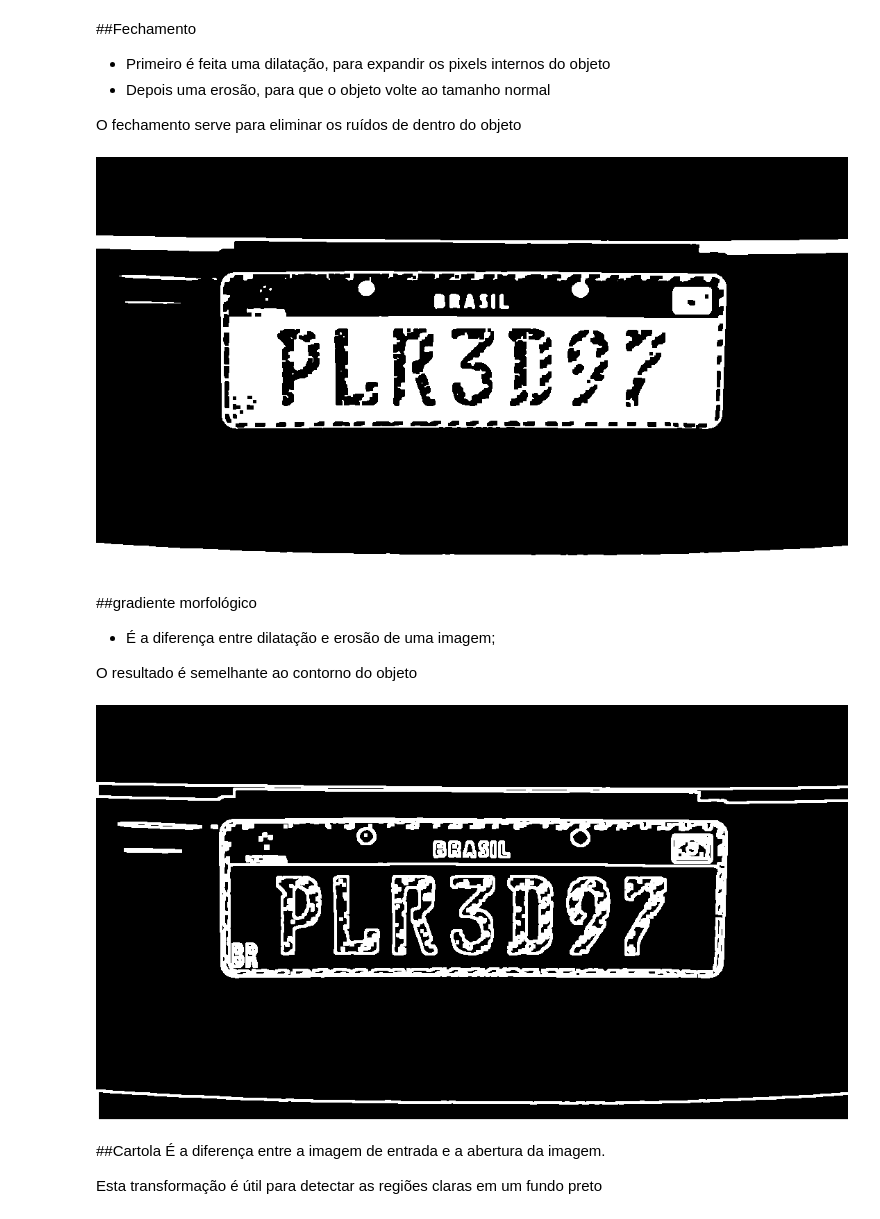
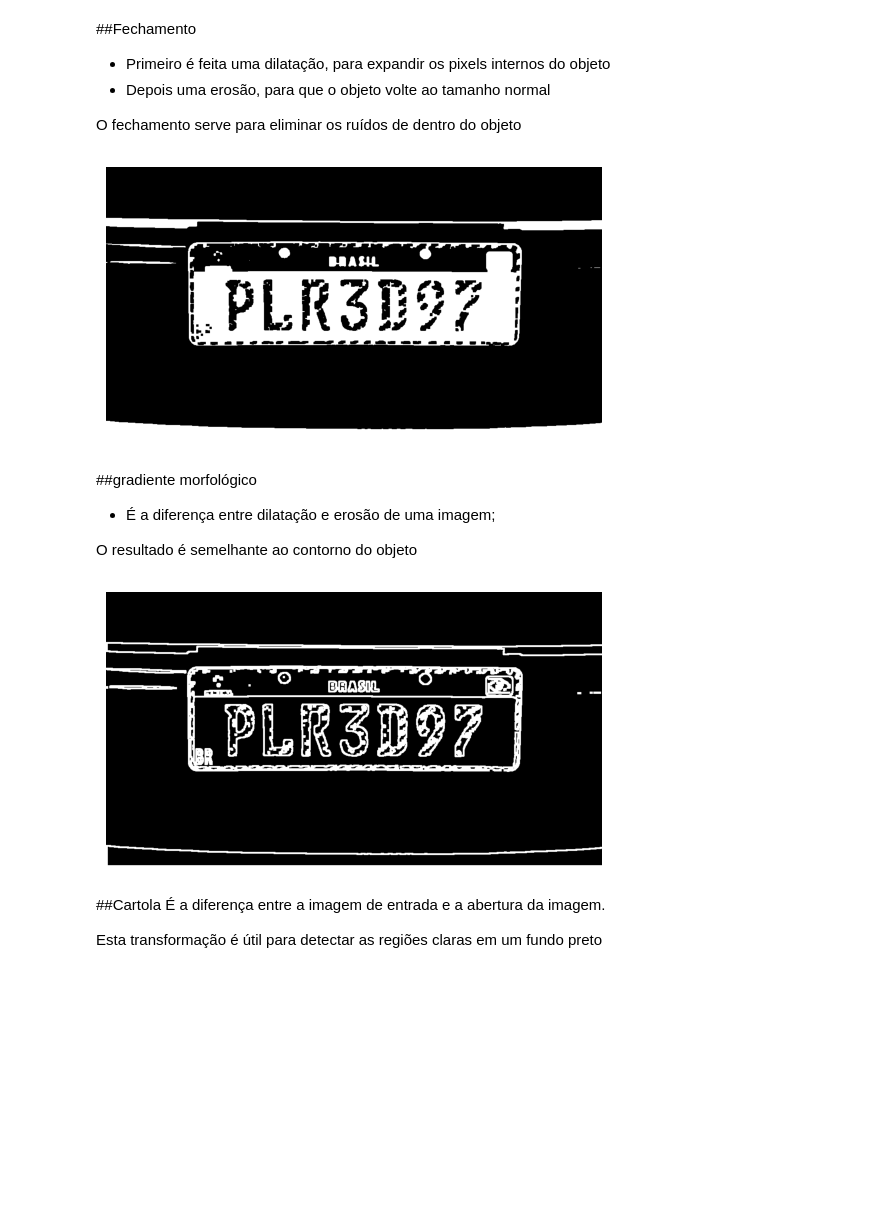
Before and after one commit to EdCarlos-dev/tratamentodeimagens, a Jupyter notebook: imagens-texto-tratamento.ipynb, the cells around one changed output. Cells and saved outputs as stored; diff of their text form; code cells hidden in the pictures; blank space fills up the shorter version.

```diff
--- a/OCR_detecção_de_texto_em_placas_de_carro.ipynb
+++ b/imagens-texto-tratamento.ipynb
@@ -323,9 +342,12 @@ cv2_imshow(abertura)
 O fechamento serve para eliminar os ruídos de dentro do objeto
 # %%
 fechamento = cv2.morphologyEx(lim_otsu, cv2.MORPH_CLOSE, kernel)
-cv2_imshow(fechamento)
+plt.imshow(fechamento, cmap= 'gray')
+plt.axis('off')
+plt.show()
+# cv2_imshow(fechamento)
 # %% [output]
-[figure, old version]
+[figure, new version]
 # %% [markdown]
 ##gradiente morfológico
 * É a diferença entre dilatação e erosão de uma imagem;
@@ -333,9 +355,12 @@ cv2_imshow(fechamento)
 O resultado é semelhante ao contorno do objeto
 # %%
 gradiente = cv2.morphologyEx(lim_otsu, cv2.MORPH_GRADIENT, kernel)
-cv2_imshow(gradiente)
+plt.imshow(gradiente, cmap= 'gray')
+plt.axis('off')
+plt.show()
+# cv2_imshow(gradiente)
 # %% [output]
-[figure, old version]
+[figure, new version]
 # %% [markdown]
 ##Cartola
 É a diferença entre a imagem de entrada e a abertura da imagem.
```
Also changed, not shown: parts of 32 cells of this notebook.
